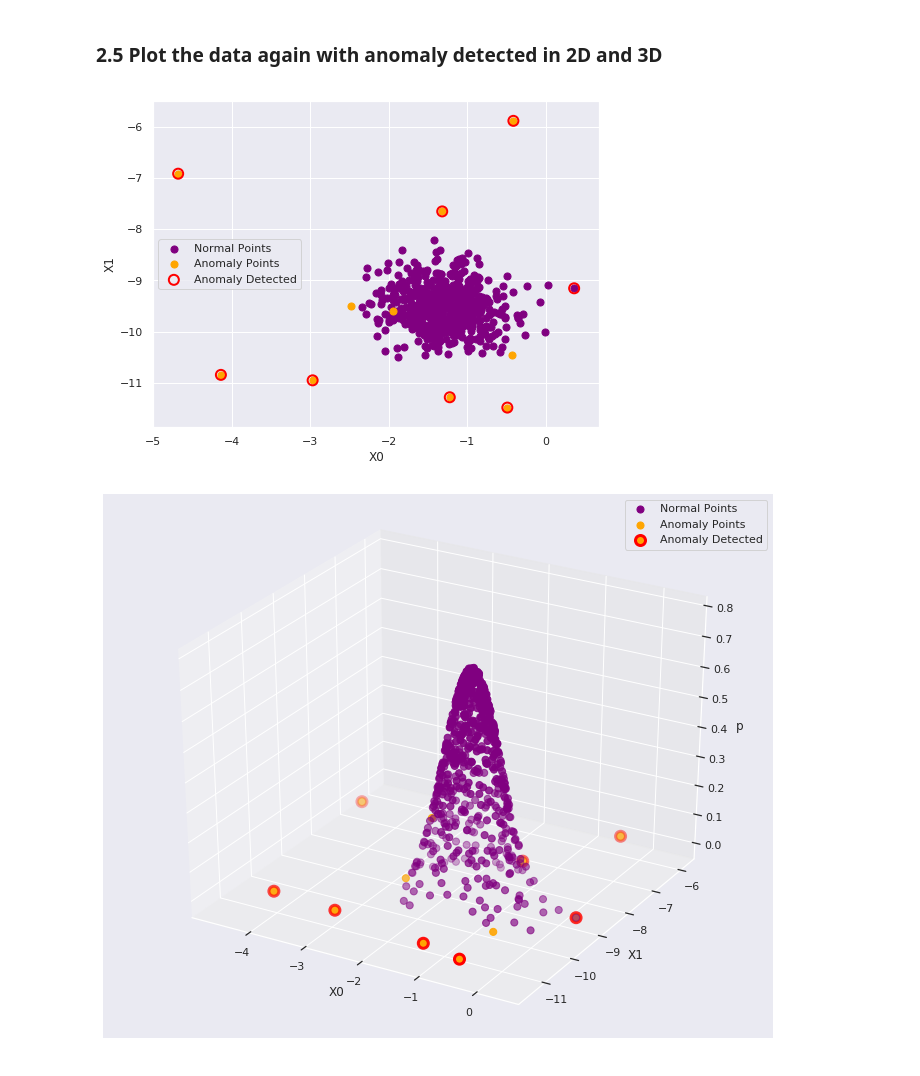
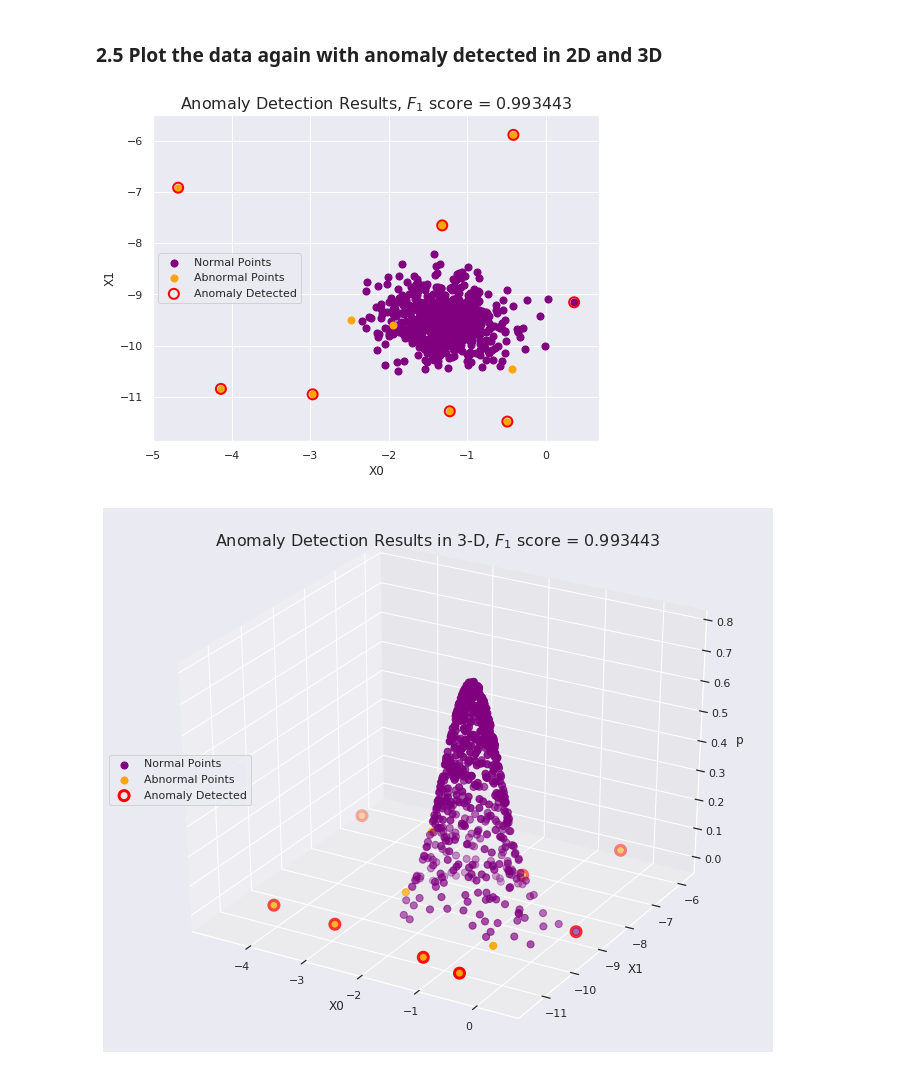
Before and after one commit to jchen8000/MachineLearning, a Jupyter notebook: Anomaly Detection/anomaly_detection.ipynb, the cells around one changed output. Drawn from its saved outputs; the diff is of its cells as text; code cells hidden in the pictures.

```diff
--- a/Anomaly Detection/anomaly_detection.ipynb
+++ b/Anomaly Detection/anomaly_detection.ipynb
@@ -180,28 +186,30 @@ X_plot = np.column_stack([X_plot, predict])
 # %%
 plt.figure(figsize=(8,6))
 plt.scatter(X_plot[np.where(X_plot[:,2] == 0.)][:, 0], X_plot[np.where(X_plot[:,2] == 0.)][:, 1], c='purple', s=50, label='Normal Points')
-plt.scatter(X_plot[np.where(X_plot[:,2] == 1.)][:, 0], X_plot[np.where(X_plot[:,2] == 1.)][:, 1], c='orange', s=50, label='Anomaly Points')
+plt.scatter(X_plot[np.where(X_plot[:,2] == 1.)][:, 0], X_plot[np.where(X_plot[:,2] == 1.)][:, 1], c='orange', s=50, label='Abnormal Points')
 plt.scatter(X_plot[np.where(X_plot[:,4] == 1.)][:, 0], X_plot[np.where(X_plot[:,4] == 1.)][:, 1], s=100, edgecolors='red', facecolors='None', linewidth=2, label='Anomaly Detected')
 plt.xlabel("X0")
 plt.ylabel('X1')
 plt.legend(loc=6)
+plt.title("Anomaly Detection Results, $F_1$ score = %f" % F1, fontsize=16)
 plt.show()
 # %% [output]
-[figure, old version]
+[figure, new version]
 # %%
 fig = plt.figure(figsize=(12, 10))
 ax = fig.gca(projection='3d')
 ax.grid(True)
 
 ax.scatter3D(X_plot[np.where(X_plot[:,2] == 0.)][:, 0], X_plot[np.where(X_plot[:,2] == 0.)][:, 1], X_plot[np.where(X_plot[:,2] == 0.)][:, 3], c='purple', s=50, label='Normal Points')
-ax.scatter3D(X_plot[np.where(X_plot[:,2] == 1.)][:, 0], X_plot[np.where(X_plot[:,2] == 1.)][:, 1], X_plot[np.where(X_plot[:,2] == 1.)][:, 3], c='orange', s=50, label='Anomaly Points')
-ax.scatter3D(X_plot[np.where(X_plot[:,4] == 1.)][:, 0], X_plot[np.where(X_plot[:,4] == 1.)][:, 1], X_plot[np.where(X_plot[:,4] == 1.)][:, 3], s=100, edgecolors='red', facecolors='orange', linewidth=3, label='Anomaly Detected')
+ax.scatter3D(X_plot[np.where(X_plot[:,2] == 1.)][:, 0], X_plot[np.where(X_plot[:,2] == 1.)][:, 1], X_plot[np.where(X_plot[:,2] == 1.)][:, 3], c='orange', s=50, label='Abnormal Points')
+ax.scatter3D(X_plot[np.where(X_plot[:,4] == 1.)][:, 0], X_plot[np.where(X_plot[:,4] == 1.)][:, 1], X_plot[np.where(X_plot[:,4] == 1.)][:, 3], s=100, edgecolors='red', facecolors='None', linewidth=3, label='Anomaly Detected')
 
+plt.title("Anomaly Detection Results in 3-D, $F_1$ score = %f" % F1, fontsize=16)
 ax.set_xlabel('X0')
 ax.set_ylabel('X1')
 ax.set_zlabel('p')
-ax.legend()
+ax.legend(loc = 6)
 
 plt.show()
 # %% [output]
-[figure, old version]
+[figure, new version]
```
Also changed, not shown: parts of 4 cells of this notebook.
